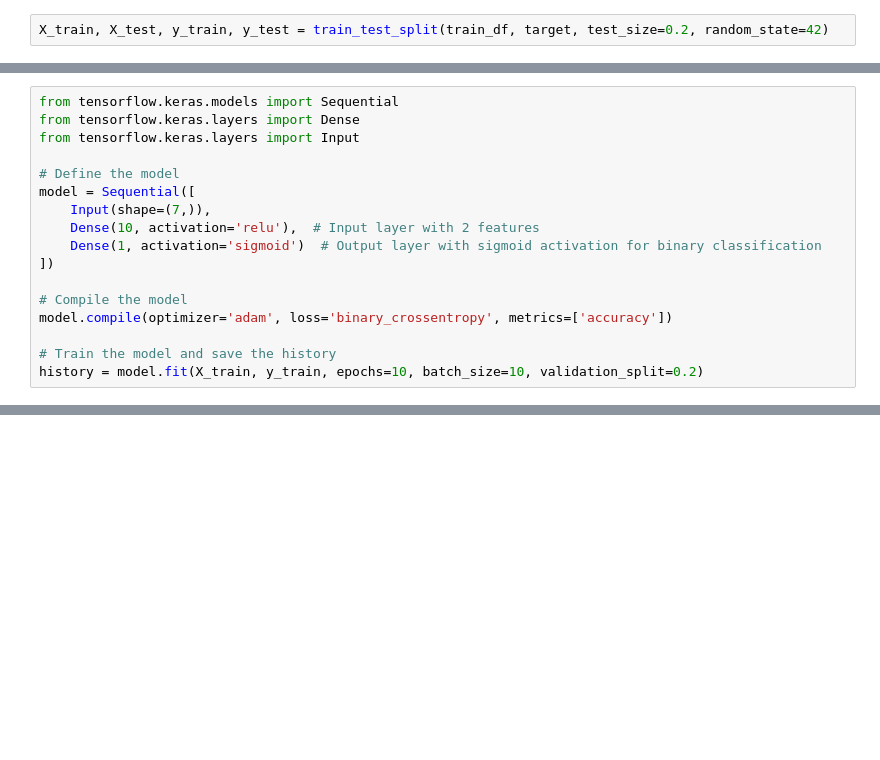
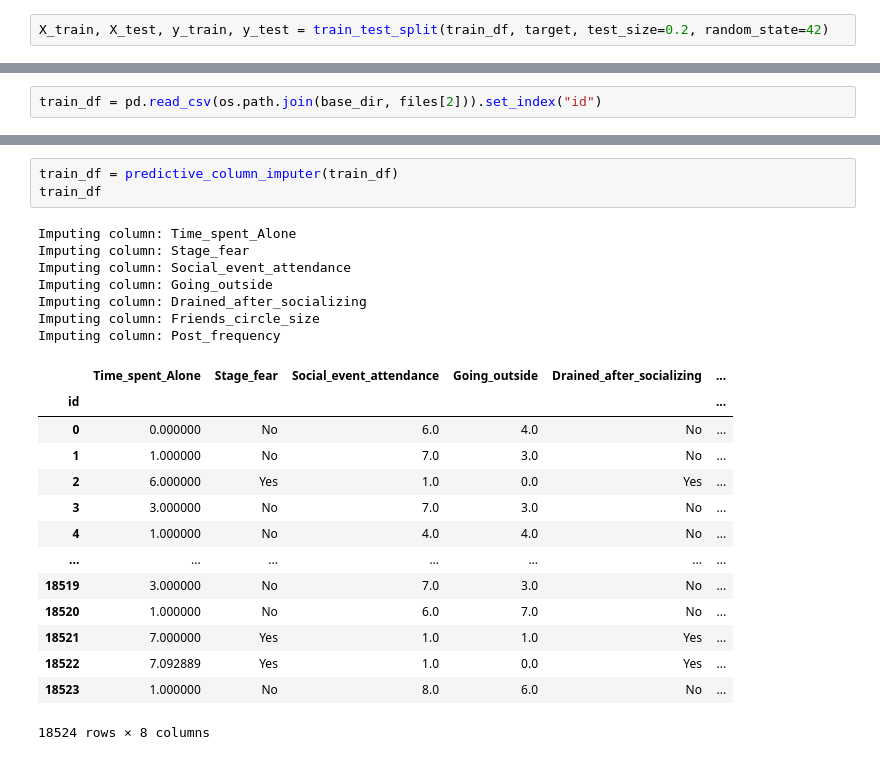
Before and after one commit to Keroshi/Kaggle-Introverts-from-Extroverts-Prediction, a Jupyter notebook: training_CBC.ipynb, the cells around one changed output, grey strips where cells are left out. Saved outputs shown, nothing was run; the diff lists cells and outputs as text; blank space fills up the shorter version.

```diff
--- a/training_CBC.ipynb
+++ b/training_CBC.ipynb
@@ -125,20 +125,3 @@ weighted avg       0.96      0.96      0.96      2038
 
 [[1658   42]
  [  49  289]]
-# %%
-from tensorflow.keras.models import Sequential
-from tensorflow.keras.layers import Dense
-from tensorflow.keras.layers import Input
-
-# Define the model
-model = Sequential([
-    Input(shape=(7,)),
-    Dense(10, activation='relu'),  # Input layer with 2 features
-    Dense(1, activation='sigmoid')  # Output layer with sigmoid activation for binary classification
-])
-
-# Compile the model
-model.compile(optimizer='adam', loss='binary_crossentropy', metrics=['accuracy'])
-
-# Train the model and save the history
-history = model.fit(X_train, y_train, epochs=10, batch_size=10, validation_split=0.2)
@@ -174,0 +128,2 @@ Test Accuracy: 0.9578017592430115
+# %%
+train_df = pd.read_csv(os.path.join(base_dir, files[2])).set_index("id")
@@ -174,0 +185,25 @@ Test Accuracy: 0.9578017592430115
+# %%
+train_df = predictive_column_imputer(train_df)
+train_df
+# %% [output]
+Imputing column: Time_spent_Alone
+Imputing column: Stage_fear
+Imputing column: Social_event_attendance
+Imputing column: Going_outside
+Imputing column: Drained_after_socializing
+Imputing column: Friends_circle_size
+Imputing column: Post_frequency
+|  | Time_spent_Alone | Stage_fear | Social_event_attendance | Going_outside | Drained_after_socializing | ... |
+| id |  |  |  |  |  | ... |
+| 0 | 0.000000 | No | 6.0 | 4.0 | No | ... |
+| 1 | 1.000000 | No | 7.0 | 3.0 | No | ... |
+| 2 | 6.000000 | Yes | 1.0 | 0.0 | Yes | ... |
+| 3 | 3.000000 | No | 7.0 | 3.0 | No | ... |
+| 4 | 1.000000 | No | 4.0 | 4.0 | No | ... |
+| ... | ... | ... | ... | ... | ... | ... |
+| 18519 | 3.000000 | No | 7.0 | 3.0 | No | ... |
+| 18520 | 1.000000 | No | 6.0 | 7.0 | No | ... |
+| 18521 | 7.000000 | Yes | 1.0 | 1.0 | Yes | ... |
+| 18522 | 7.092889 | Yes | 1.0 | 0.0 | Yes | ... |
+| 18523 | 1.000000 | No | 8.0 | 6.0 | No | ... |
+18524 rows × 8 columns
```
Also changed, not shown: parts of 10 cells of this notebook, 7 other files.
